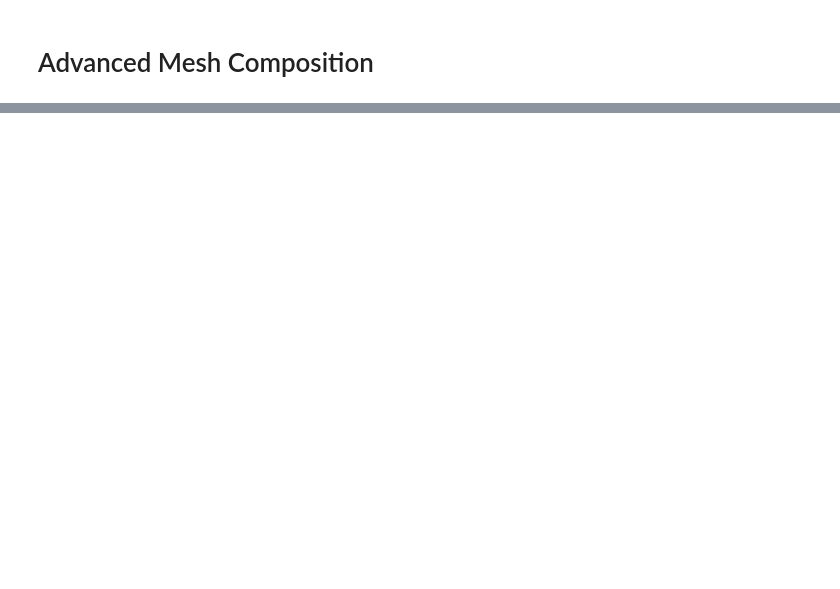
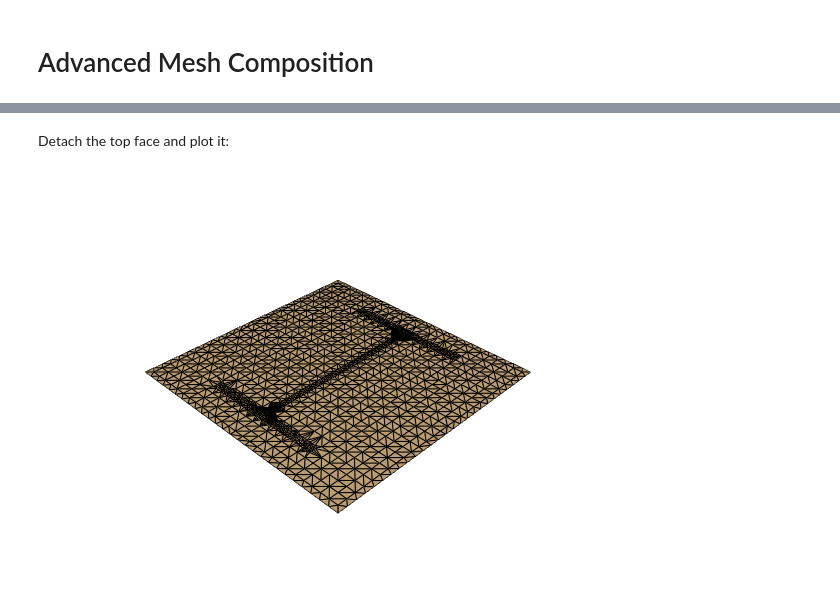
Before and after one commit to dewloosh/dewloosh-mesh, a Jupyter notebook: examples/mesh_advanced.ipynb, the cells around one changed output, grey strips where cells are left out. Saved outputs shown, nothing was run; the diff lists cells and outputs as text; code cells hidden in the pictures; blank space fills up the shorter version.

```diff
--- a/examples/mesh_advanced.ipynb
+++ b/examples/mesh_advanced.ipynb
@@ -194,0 +200,7 @@ cube.plot(jupyter_backend='static', notebook=True, window_size=(600, 400))
+# %% [markdown]
+Detach the top face and plot it:
+# %%
+top = cube['top'].detach()
+top.pvplot(jupyter_backend='static', notebook=True, window_size=(600, 400))
+# %% [output]
+[figure, added]
```
Also changed, not shown: parts of 5 cells of this notebook, 17 other files.
